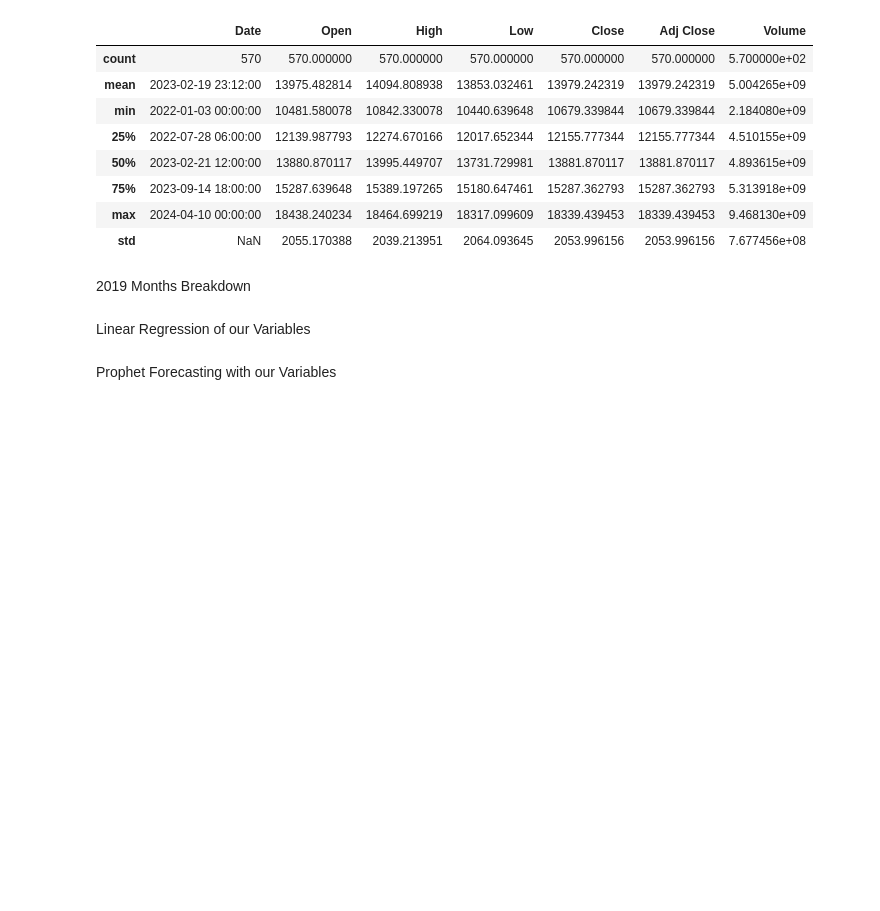
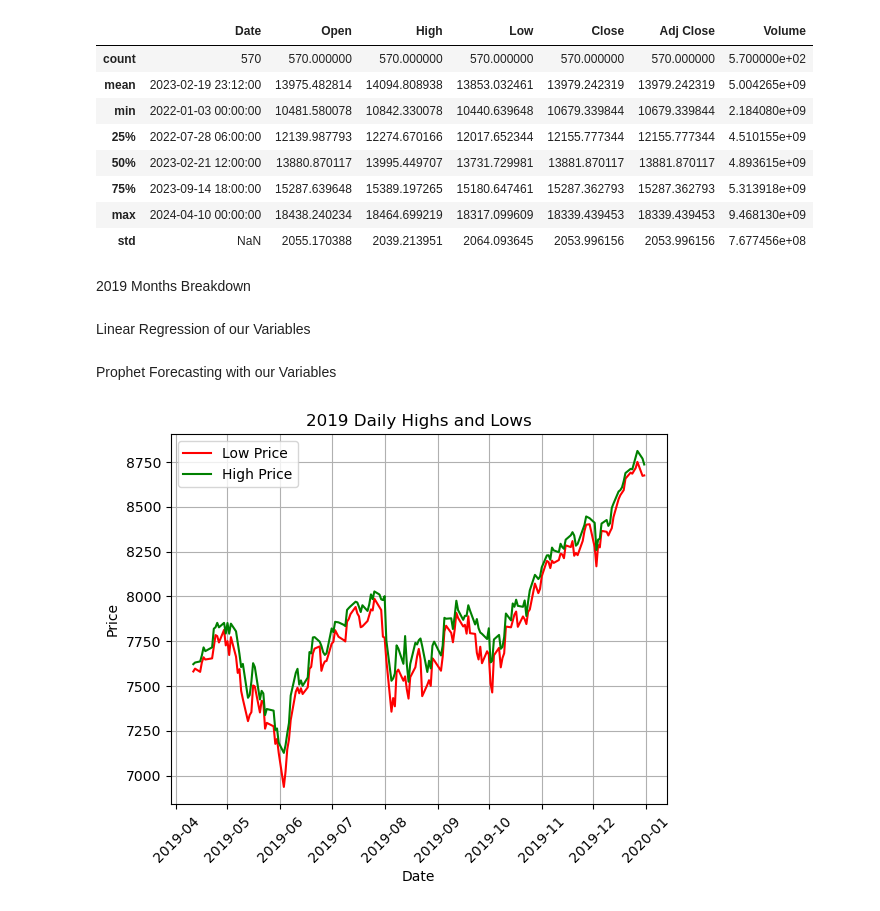
Before and after one commit to Ozkazanc1991/Project1, a Jupyter notebook: nasdaq_data_analysis_ryan_update_april_15.ipynb, the cells around one changed output. Drawn from its saved outputs; the diff is of its cells as text; code cells hidden in the pictures; blank space fills up the shorter version.

Commit message:
Here is the updated data from class for sonu

```diff
--- a/nasdaq_data_analysis_ryan_update_april_15.ipynb
+++ b/nasdaq_data_analysis_ryan_update_april_15.ipynb
@@ -402,3 +342,16 @@ ndx_2019_dec = ndx_2019[(ndx_2019["Date"] >= "2019-12-01") & (ndx_2019["Date"] <
 Linear Regression of our Variables
 # %% [markdown]
 Prophet Forecasting with our Variables
+# %%
+#Plot of 2019 High and Low Data
+plt.plot(ndx_2019["Date"], ndx_2019["Low"], color="Red", label="Low Price")
+plt.plot(ndx_2019["Date"], ndx_2019["High"], color="Green", label="High Price")
+plt.title("2019 Daily Highs and Lows")
+plt.xlabel("Date")
+plt.ylabel("Price")
+plt.xticks(rotation=45)
+plt.grid(True)
+plt.legend()
+plt.show()
+# %% [output]
+[figure, added]
```
Also changed, not shown: parts of 5 cells of this notebook.
